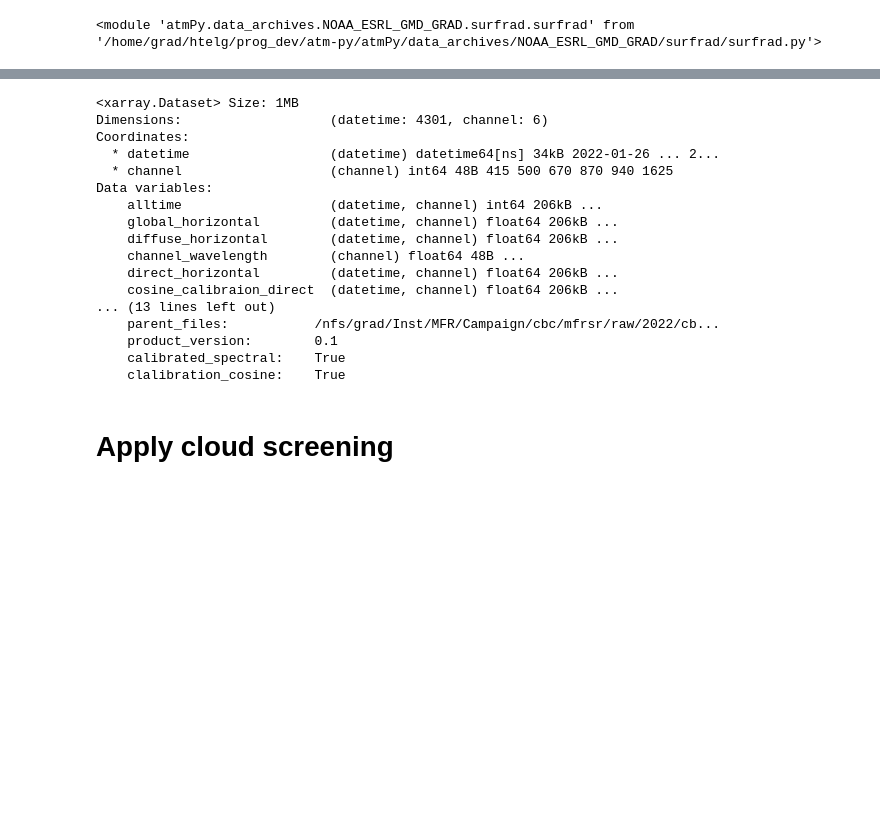
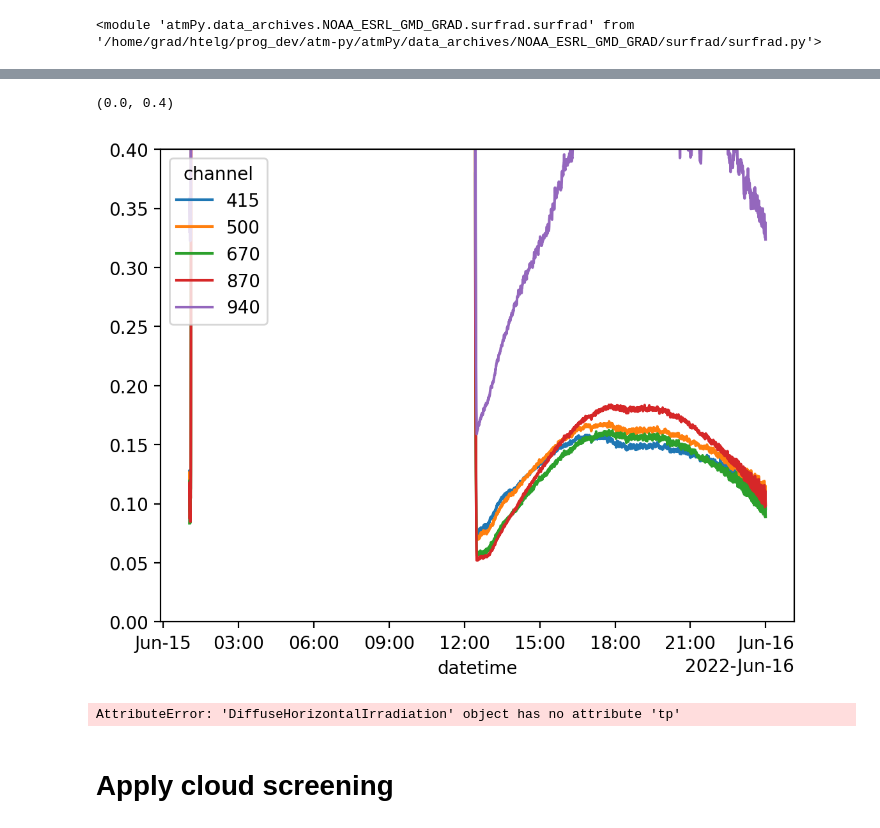
Before and after one commit to HagenTelg/cmpaign_2025_PMOD, a Jupyter notebook: first_try.ipynb, the cells around one changed output, grey strips where cells are left out. Drawn from its saved outputs; the diff is of its cells as text; code cells hidden in the pictures; blank space fills up the shorter version.

```diff
--- a/first_try.ipynb
+++ b/first_try.ipynb
@@ -134,23 +155,45 @@ function
+# %%
+fld = pl.Path('/nfs/grad/campaigns/splash/data_products/spectral_irradiances_downwelling/cbc/cal.fact/v0.2/')
+fns = list(fld.glob('*'))
+fns.sort()
+# %%
+i = 242 # 102: claer sky, but winter
+          # 242: clear sky, but summer
+# i += 1 #
+fn = fns[i]
+dssf = xr.open_dataset(fn)
+scale = 1 + 0.1
+# dssf['direct_normal'] *= scale
+dssf = dssf.drop_sel(channel= 1625) # for now as it is more complicated
+# dssf = dssf.rename({'channel_wavelength': 'channel_center'})
+ro = atmspec.CombinedGlobalDiffuseDirect(dssf)
+# ro.plot_overview(show_alltime=False)
+i
+
+
+ro.direct_normal_irradiation.settings_calibration = 'toa_radiation'
+
+ro.direct_normal_irradiation.transmission
+# ro.direct_normal_irradiation._transmission *= scale
+
+# ro.direct_normal_irradiation.transmission.plot.line(x = 'datetime')
+# f,a = plt.subplots()
+# ro.direct_normal_irradiation.od_total.plot.line(x='datetime', ax=a)
+# a.set_ylim(0,1)
+
+ro.direct_normal_irradiation.settings_metdata = lambda : read_splash_met_data('cbc')
+# ro.direct_normal_irradiation.od_rayleigh.plot.line(x='datetime')
+ro.direct_normal_irradiation.settings_ozone = 300 # DU
+f,a = plt.subplots()
+ro.direct_normal_irradiation.aod.plot.line(x='datetime', ax=a)
+a.set_ylim(0,0.4)
+# %% [output]
+(0.0, 0.4)
+[figure, added]
 # %%
-dssf
+ro.diffuse_horizontal_irradiation.tp
 # %% [output]
-<xarray.Dataset> Size: 1MB
-Dimensions:                   (datetime: 4301, channel: 6)
-Coordinates:
-  * datetime                  (datetime) datetime64[ns] 34kB 2022-01-26 ... 2...
-  * channel                   (channel) int64 48B 415 500 670 870 940 1625
-Data variables:
-    alltime                   (datetime, channel) int64 206kB ...
-    global_horizontal         (datetime, channel) float64 206kB ...
-    diffuse_horizontal        (datetime, channel) float64 206kB ...
-    channel_wavelength        (channel) float64 48B ...
-    direct_horizontal         (datetime, channel) float64 206kB ...
-    cosine_calibraion_direct  (datetime, channel) float64 206kB ...
-... (13 lines left out)
-    parent_files:           /nfs/grad/Inst/MFR/Campaign/cbc/mfrsr/raw/2022/cb...
-    product_version:        0.1
-    calibrated_spectral:    True
-    clalibration_cosine:    True
+AttributeError: 'DiffuseHorizontalIrradiation' object has no attribute 'tp'
 # %% [markdown]
 # Apply cloud screening
 # %%
```
Also changed, not shown: parts of 14 cells of this notebook.
